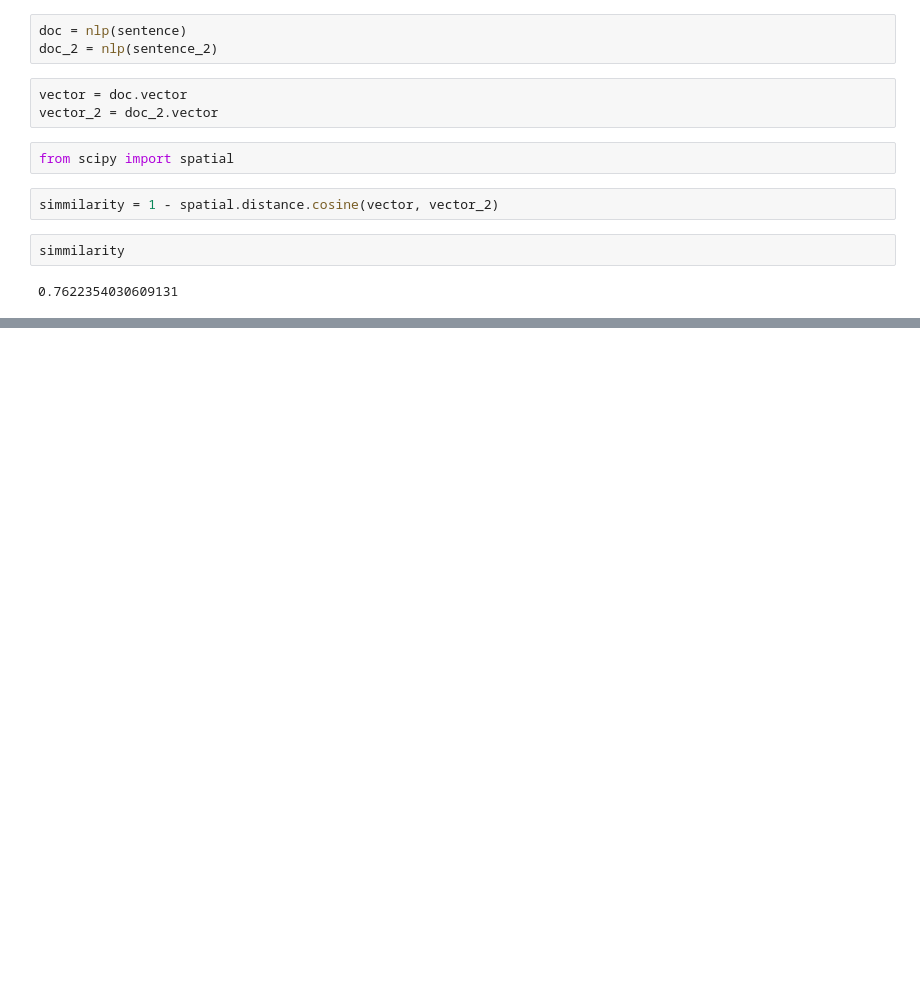
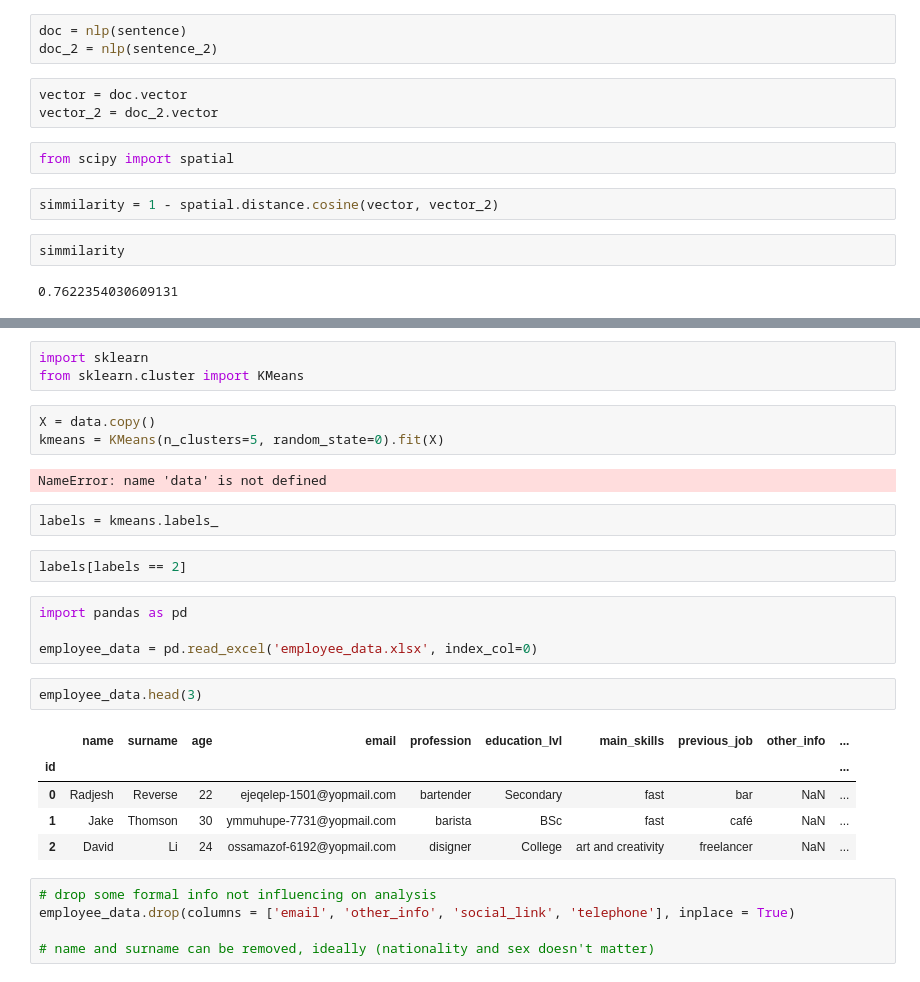
Before and after one commit to cviaai/coronomy, a Jupyter notebook: preprocessing/draft_example.ipynb, the cells around one changed output, grey strips where cells are left out. Cells and saved outputs as stored; diff of their text form; blank space fills up the shorter version.

Commit message:
20 people data, their vector embeddings

```diff
--- a/preprocessing/draft_example.ipynb
+++ b/preprocessing/draft_example.ipynb
@@ -46,0 +150,29 @@ simmilarity
+# %%
+import sklearn
+from sklearn.cluster import KMeans
+# %%
+X = data.copy()
+kmeans = KMeans(n_clusters=5, random_state=0).fit(X)
+# %% [output]
+NameError: name 'data' is not defined
+# %%
+labels = kmeans.labels_
+# %%
+labels[labels == 2]
+# %%
+import pandas as pd
+
+employee_data = pd.read_excel('employee_data.xlsx', index_col=0)
+# %%
+employee_data.head(3)
+# %% [output]
+|  | name | surname | age | email | profession | education_lvl | main_skills | previous_job | other_info | ... |
+| id |  |  |  |  |  |  |  |  |  | ... |
+| 0 | Radjesh | Reverse | 22 | ejeqelep-1501@yopmail.com | bartender | Secondary | fast | bar | NaN | ... |
+| 1 | Jake | Thomson | 30 | ymmuhupe-7731@yopmail.com | barista | BSc | fast | café | NaN | ... |
+| 2 | David | Li | 24 | ossamazof-6192@yopmail.com | disigner | College | art and creativity | freelancer | NaN | ... |
+# %%
+# drop some formal info not influencing on analysis
+employee_data.drop(columns = ['email', 'other_info', 'social_link', 'telephone'], inplace = True)
+
+# name and surname can be removed, ideally (nationality and sex doesn't matter)
```
Also changed, not shown: parts of 16 cells of this notebook, 1 other file.
